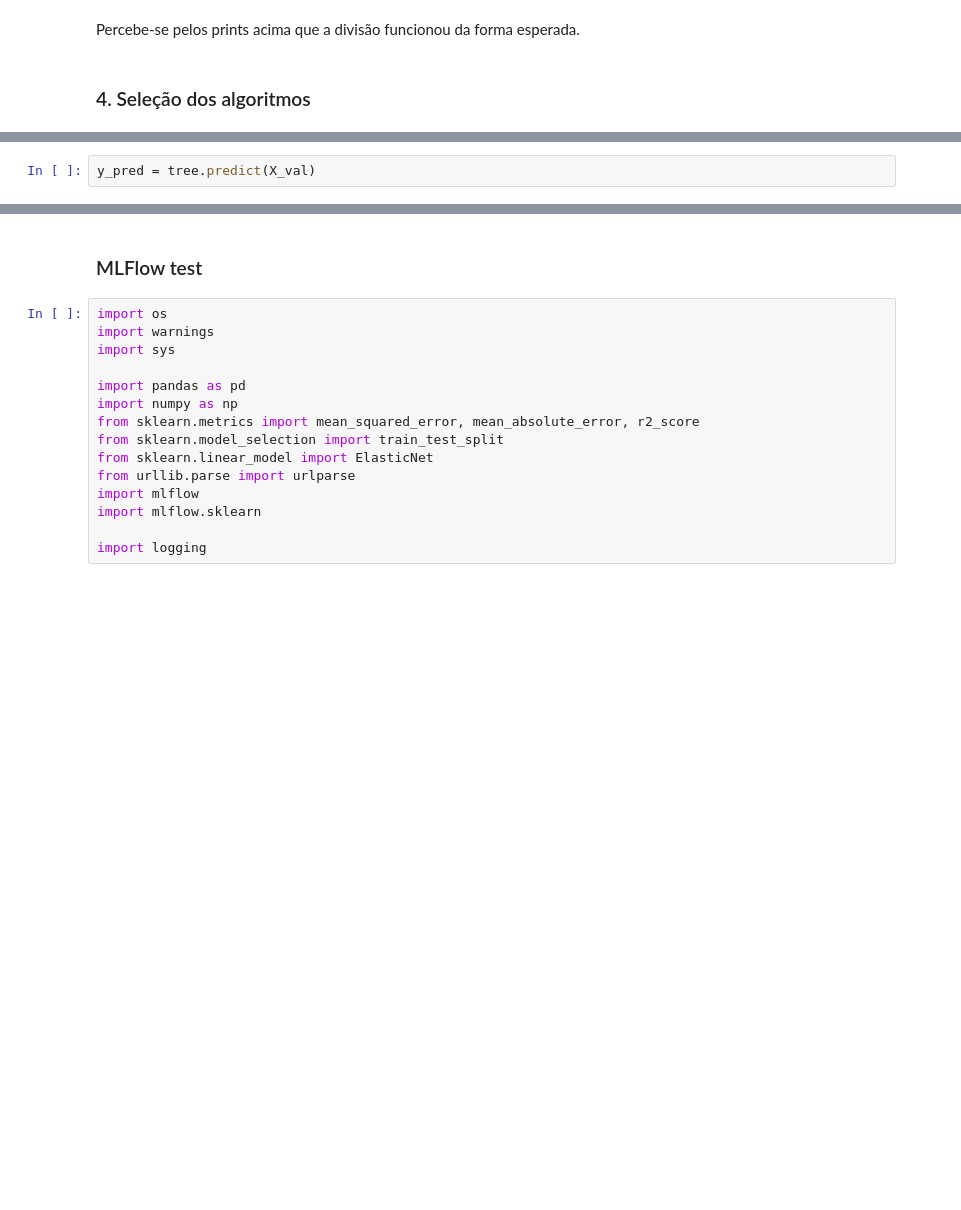
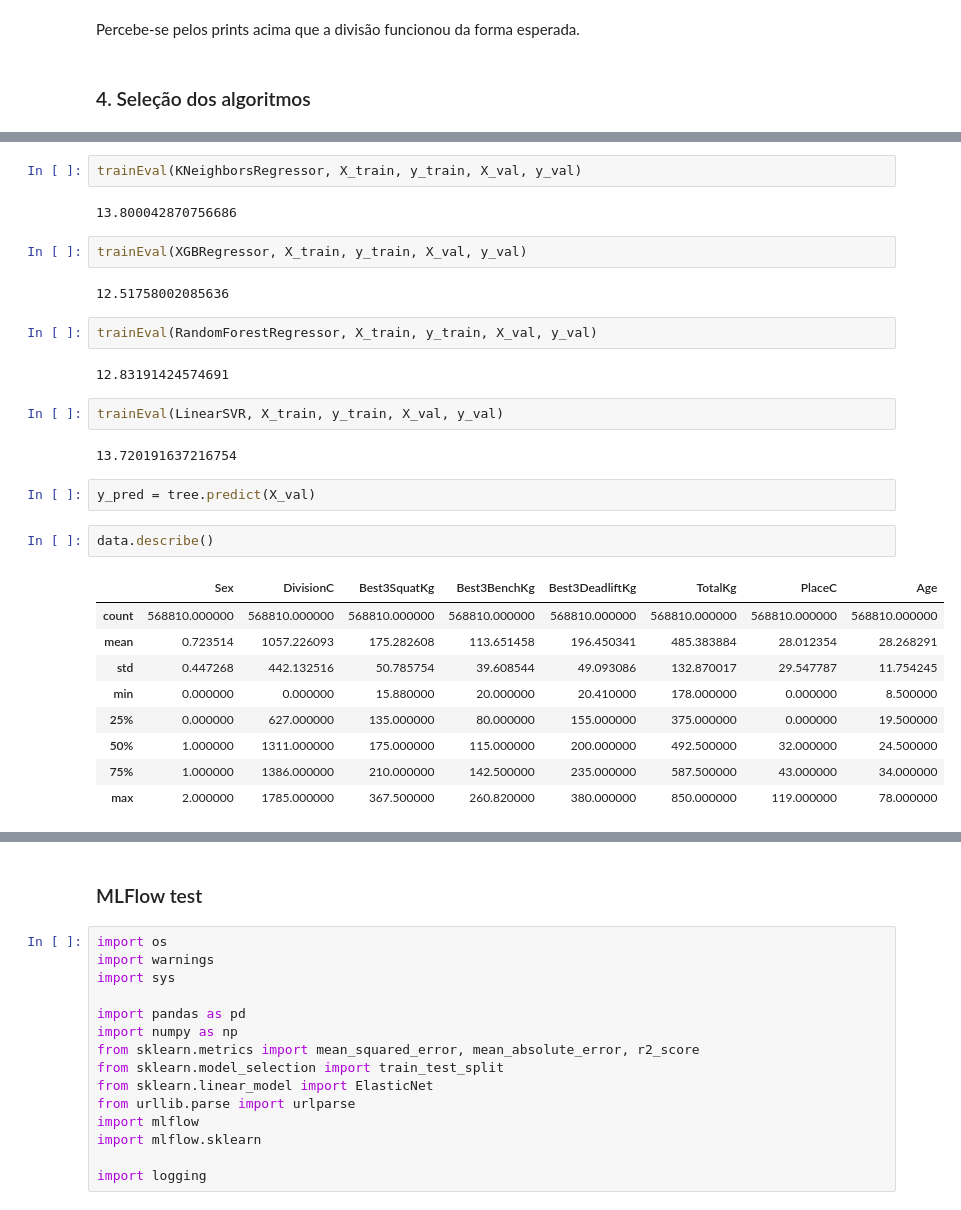
Before and after one commit to maluwastaken/Intro-Data-Science, a Jupyter notebook: classification.ipynb, the cells around one changed output, grey strips where cells are left out. Cells and saved outputs as stored; diff of their text form; blank space fills up the shorter version.

Commit message:
linear models added

```diff
--- a/classification.ipynb
+++ b/classification.ipynb
@@ -222,3 +252,31 @@ tree = RandomForestClassifier().fit(X_train, y_train)
+# %%
+trainEval(KNeighborsRegressor, X_train, y_train, X_val, y_val)
+# %% [output]
+13.800042870756686
+# %%
+trainEval(XGBRegressor, X_train, y_train, X_val, y_val)
+# %% [output]
+12.51758002085636
+# %%
+trainEval(RandomForestRegressor, X_train, y_train, X_val, y_val)
+# %% [output]
+12.83191424574691
+# %%
+trainEval(LinearSVR, X_train, y_train, X_val, y_val)
+# %% [output]
+13.720191637216754
 # %%
 y_pred = tree.predict(X_val)
+# %%
+data.describe()
+# %% [output]
+|  | Sex | DivisionC | Best3SquatKg | Best3BenchKg | Best3DeadliftKg | TotalKg | PlaceC | Age |
+| count | 568810.000000 | 568810.000000 | 568810.000000 | 568810.000000 | 568810.000000 | 568810.000000 | 568810.000000 | 568810.000000 |
+| mean | 0.723514 | 1057.226093 | 175.282608 | 113.651458 | 196.450341 | 485.383884 | 28.012354 | 28.268291 |
+| std | 0.447268 | 442.132516 | 50.785754 | 39.608544 | 49.093086 | 132.870017 | 29.547787 | 11.754245 |
+| min | 0.000000 | 0.000000 | 15.880000 | 20.000000 | 20.410000 | 178.000000 | 0.000000 | 8.500000 |
+| 25% | 0.000000 | 627.000000 | 135.000000 | 80.000000 | 155.000000 | 375.000000 | 0.000000 | 19.500000 |
+| 50% | 1.000000 | 1311.000000 | 175.000000 | 115.000000 | 200.000000 | 492.500000 | 32.000000 | 24.500000 |
+| 75% | 1.000000 | 1386.000000 | 210.000000 | 142.500000 | 235.000000 | 587.500000 | 43.000000 | 34.000000 |
+| max | 2.000000 | 1785.000000 | 367.500000 | 260.820000 | 380.000000 | 850.000000 | 119.000000 | 78.000000 |
 # %%
```
Also changed, not shown: parts of 20 cells of this notebook, 17 other files.
